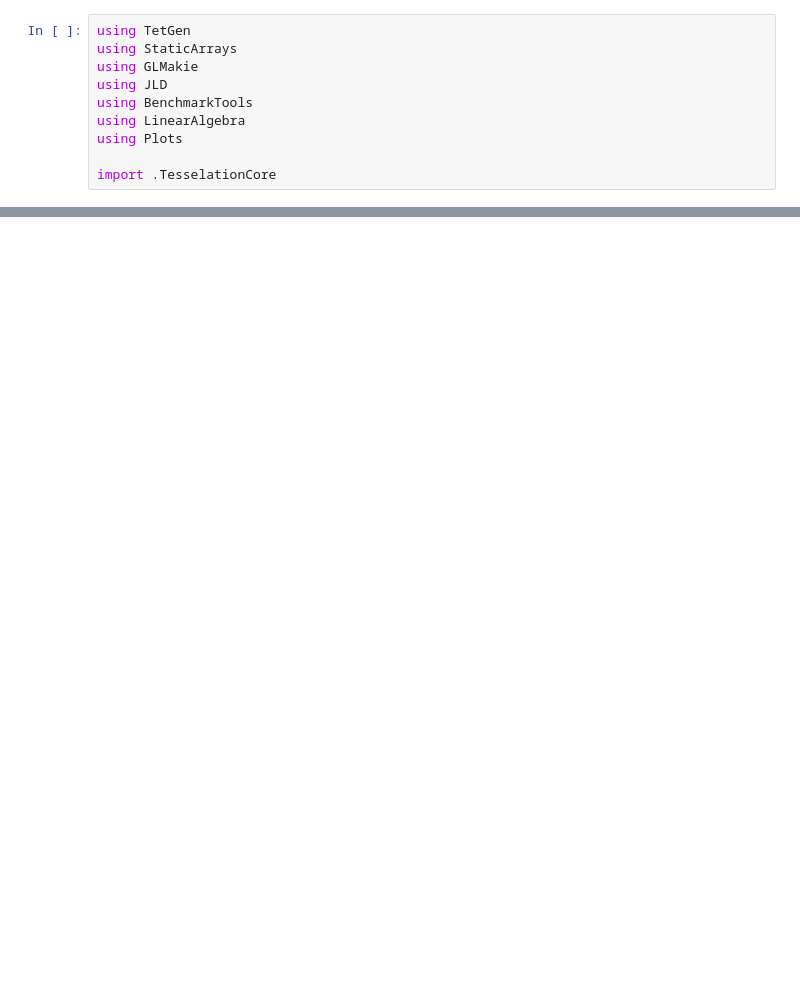
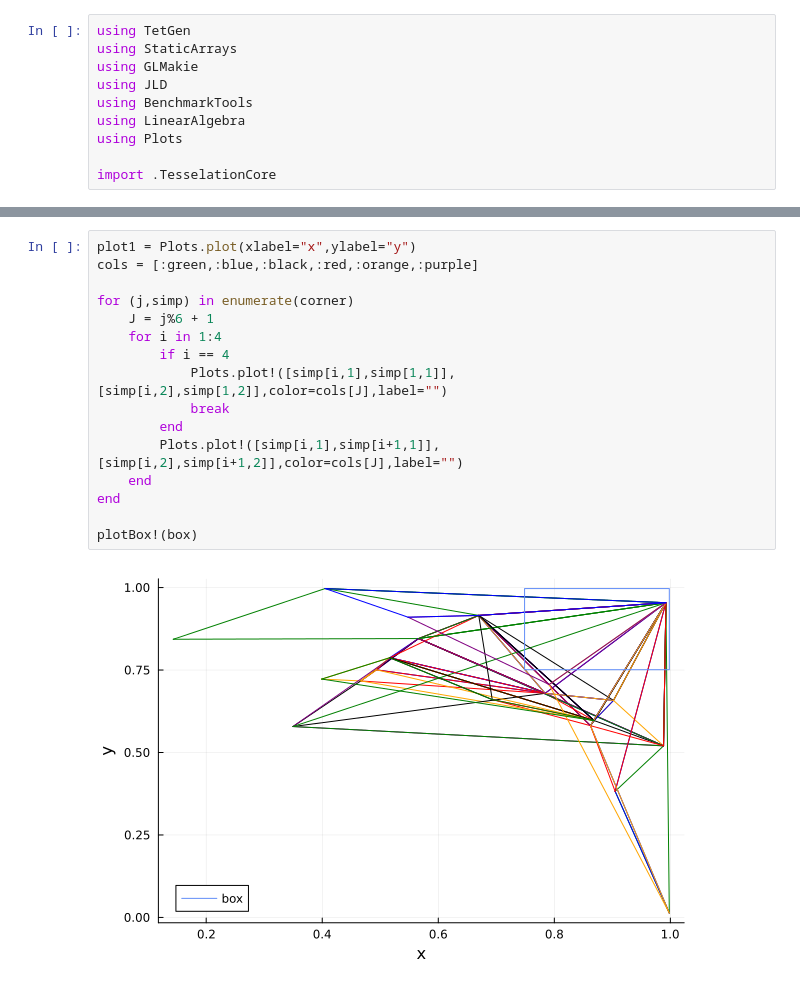
Before and after one commit to ispirovjr/CosmoDTFE.jl, a Jupyter notebook: notebooks/ImplementingBVH.ipynb, the cells around one changed output, grey strips where cells are left out. Drawn from its saved outputs; the diff is of its cells as text; blank space fills up the shorter version.

```diff
--- a/notebooks/ImplementingBVH.ipynb
+++ b/notebooks/ImplementingBVH.ipynb
@@ -241,0 +244,18 @@ plot1
+# %%
+plot1 = Plots.plot(xlabel="x",ylabel="y")
+cols = [:green,:blue,:black,:red,:orange,:purple]
+
+for (j,simp) in enumerate(corner)
+    J = j%6 + 1
+    for i in 1:4
+        if i == 4
+            Plots.plot!([simp[i,1],simp[1,1]],[simp[i,2],simp[1,2]],color=cols[J],label="")
+            break
+        end
+        Plots.plot!([simp[i,1],simp[i+1,1]],[simp[i,2],simp[i+1,2]],color=cols[J],label="")
+    end
+end
+
+plotBox!(box)
+# %% [output]
+[figure, added]
```
Also changed, not shown: parts of 10 cells of this notebook.
